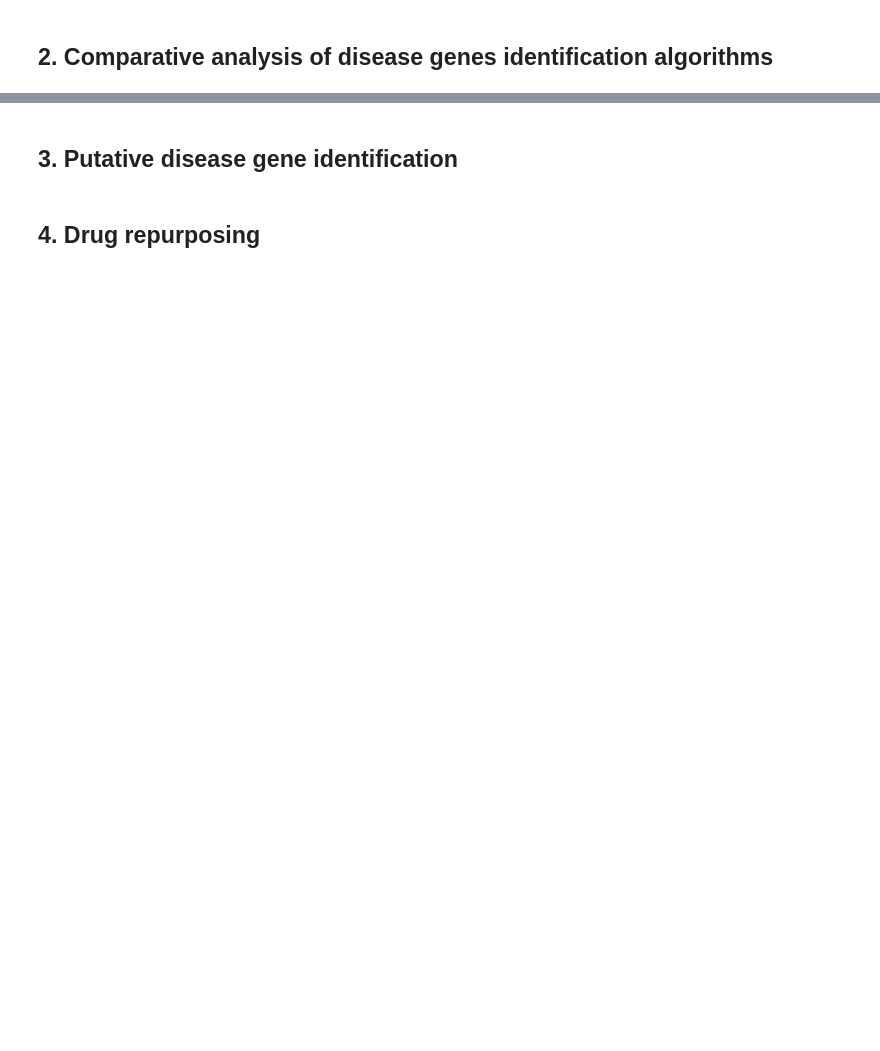
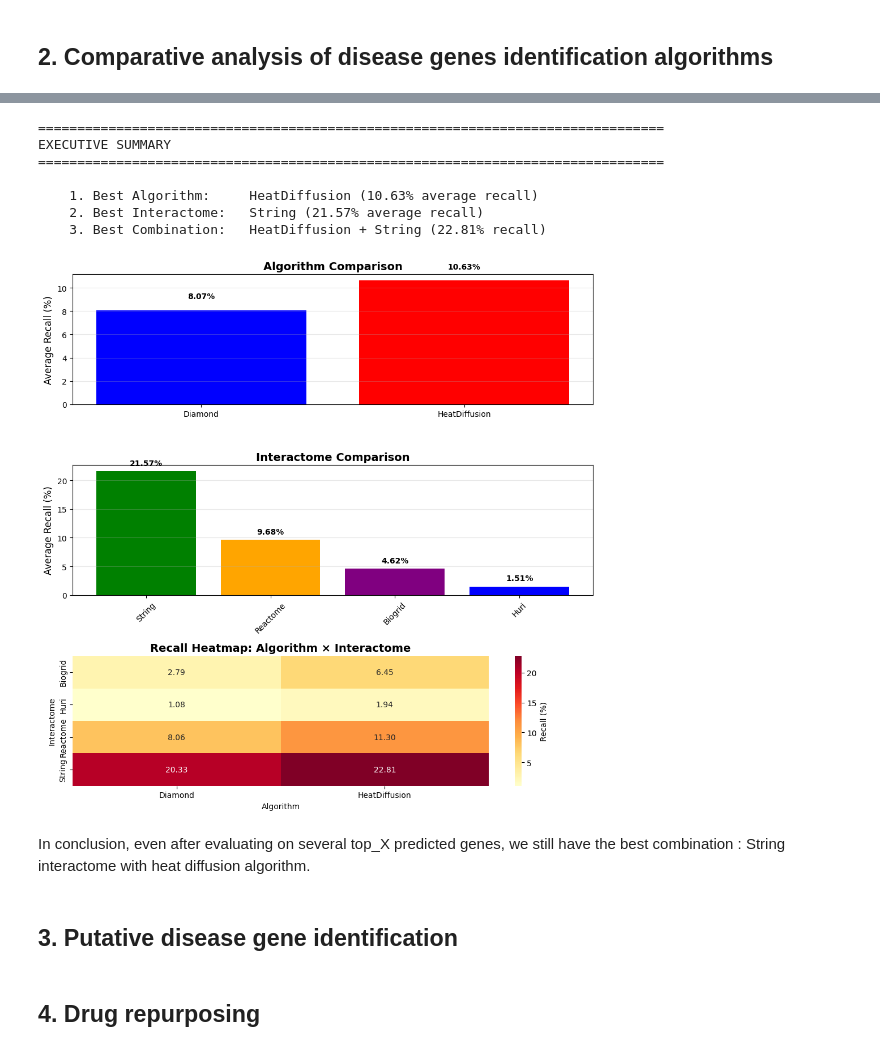
Before and after one commit to YunbaoFC/BioInf-Project, a Jupyter notebook: project.ipynb, the cells around one changed output, grey strips where cells are left out. Cells and saved outputs as stored; diff of their text form; code cells hidden in the pictures; blank space fills up the shorter version.

```diff
--- a/project.ipynb
+++ b/project.ipynb
@@ -313,0 +718,27 @@ The most interesting nodes would be those with low degree and high betweenness !
+# %%
+n = len(disease) # n = number of total disease gene set (S_0)
+top_X = [50, round(n/8), round(n/4), round(n/2), n]
+
+results_data_topX = iterate_prediction(top_X=top_X)
+# Create dataframe
+df_topX = pd.DataFrame(results_data_topX)
+
+metrics_summary_topX = (
+    df_topX
+    .groupby(['Top_X', 'Algorithm', 'Interactome'])
+    .agg({
+        'Precision': ['mean', 'std'],
+        'Recall': ['mean', 'std'],
+        'F1': ['mean', 'std']
+    })
+)
+
+# Display
+metrics_summary_topX.columns = [
+    f"{metric}_{stat}"
+    for metric, stat in metrics_summary_topX.columns
+]
+
+metrics_summary_topX = metrics_summary_topX.reset_index()
+
+metrics_summary_topX
@@ -314,3 +763,16 @@ The most interesting nodes would be those with low degree and high betweenness !
+# %%
+print_summary_metrics(df_topX)
+# %% [output]
+================================================================================
+EXECUTIVE SUMMARY
+================================================================================
+
+    1. Best Algorithm:     HeatDiffusion (10.63% average recall)
+    2. Best Interactome:   String (21.57% average recall)
+    3. Best Combination:   HeatDiffusion + String (22.81% recall)
+[figure, added]
+# %% [markdown]
+In conclusion, even after evaluating on several top_X predicted genes, we still have the best combination : String interactome with heat diffusion algorithm.
 # %% [markdown]
 ## 3. Putative disease gene identification
 # %%
```
Also changed, not shown: parts of 34 cells of this notebook, 3 other files.
